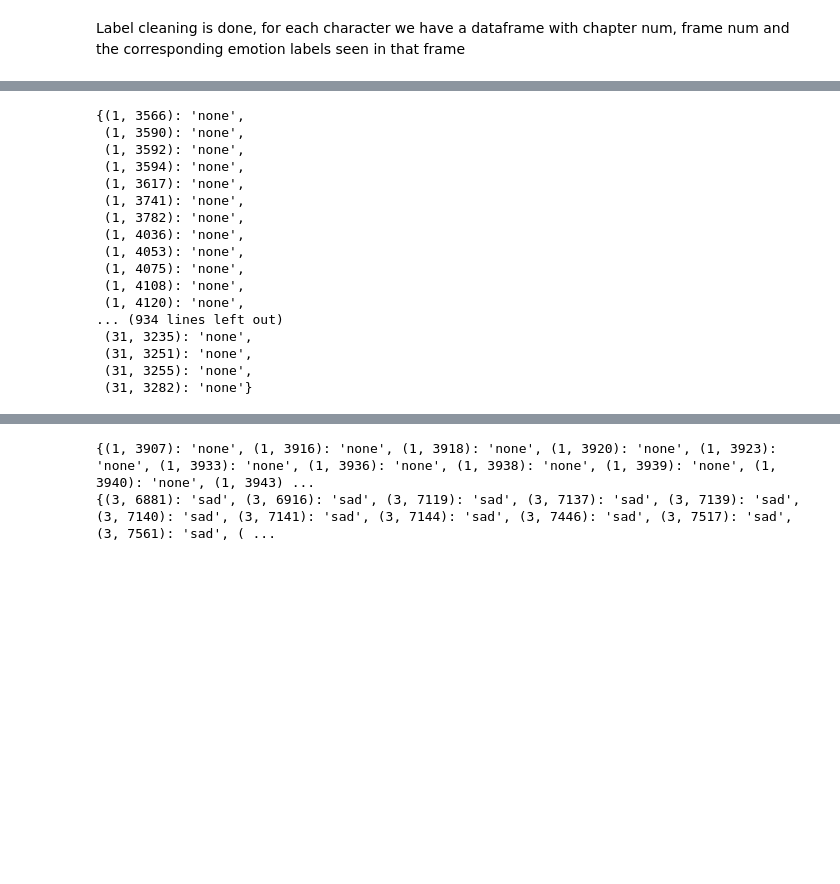
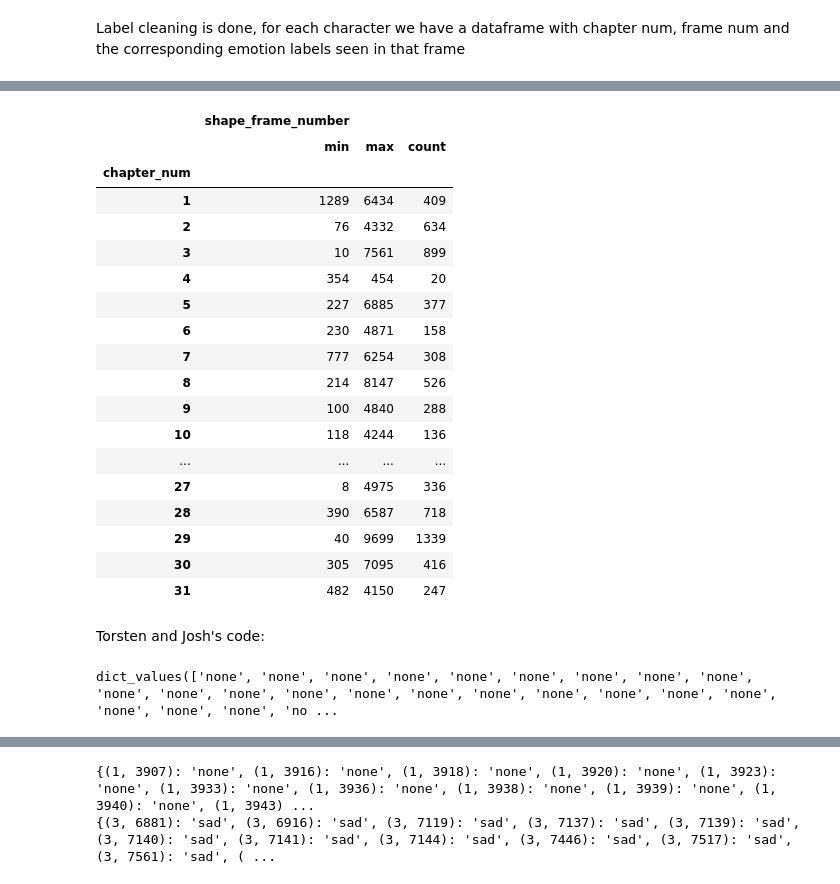
Before and after one commit to SteinwayThor/eeg-features-movies, a Jupyter notebook: EDA_and_Data_Extraction.ipynb, the cells around one changed output, grey strips where cells are left out. Saved outputs shown, nothing was run; the diff lists cells and outputs as text; code cells hidden in the pictures; blank space fills up the shorter version.

```diff
--- a/EDA_and_Data_Extraction.ipynb
+++ b/EDA_and_Data_Extraction.ipynb
@@ -703,0 +773,4 @@ char_dfs['eve']
+# %%
+priority_order = list(reversed(['james', 'raoul', 'm', 'bill', 'gareth', 'eve', 'none']))
+# %%
+frame_level.set_index(['chapter_num', 'shape_frame_number'], inplace=True)
@@ -703,0 +794,7 @@ char_dfs['eve']
+# %%
+for char in priority_order:
+  other = char_dfs[char].set_index(['chapter_num', 'shape_frame_number'])['emotion_value']
+  frame_level.update(other)
+# %%
+frame_level = frame_level.reset_index()
+frame_level
@@ -704,3 +833,28 @@ char_dfs['eve']
+# %%
+data_min_max = frame_level.groupby('chapter_num').agg({'shape_frame_number': ['min', 'max', 'count']})
+data_min_max
+# %% [output]
+|  | shape_frame_number |  |  |
+|  | min | max | count |
+| chapter_num |  |  |  |
+| 1 | 1289 | 6434 | 409 |
+| 2 | 76 | 4332 | 634 |
+| 3 | 10 | 7561 | 899 |
+| 4 | 354 | 454 | 20 |
+| 5 | 227 | 6885 | 377 |
+| 6 | 230 | 4871 | 158 |
+| 7 | 777 | 6254 | 308 |
+| 8 | 214 | 8147 | 526 |
+| 9 | 100 | 4840 | 288 |
+| 10 | 118 | 4244 | 136 |
+| ... | ... | ... | ... |
+| 27 | 8 | 4975 | 336 |
+| 28 | 390 | 6587 | 718 |
+| 29 | 40 | 9699 | 1339 |
+| 30 | 305 | 7095 | 416 |
+| 31 | 482 | 4150 | 247 |
+# %% [markdown]
+Torsten and Josh's code:
 # %%
 def process_emotion_dict(emotion_dict):
   # Determine the emotion of a current frame using forward-filling
@@ -718,6 +872,11 @@ def process_emotion_dict(emotion_dict):
   else:
     return emotion
 # %%
+# methodology:
+# 1. emotions are reset after every chapter (just like emotions change every scene)
+# 2. When the emotion value is bad like ([2] only intensity present), ignore that emotion annotation
+# 3. Keep emotions like not_happy, not_sad intact instead of replacing them with none.
+
 eve_dict = char_dfs['eve'].to_dict()
 
 for key in eve_dict:
@@ -732,7 +891,7 @@ eve_labels = {}
 
 current_chapter = eve_dict['chapter_num'][0]
 for frame in range(len(eve_dict['chapter_num'])):
-
+  #print(current_eve_emotions)
   # Detect new chapter
   if not eve_dict['chapter_num'][frame] == current_chapter:
     # Reset emotions to negative: I don't think they carry over between chapters, by checking DF it would otherwise look like Eve is sad forever after shooting James
@@ -753,41 +912,25 @@ for frame in range(len(eve_dict['chapter_num'])):
         # I don't know what logic to use here for sure, could use label of json file
         pass
       elif len(emotion) == 2:
-        # print(emotion[0], emotion[1])
+        #print(emotion[0], emotion[1])
         # print('we should have an emotion!')
         if emotion[0] in valid_emotions:
           current_eve_emotions[emotion[0]] = emotion[0]
-          # print(process_emotion_dict(current_eve_emotions))
+          #print(process_emotion_dict(current_eve_emotions))
         elif emotion[1] in valid_emotions:
           current_eve_emotions[emotion[1]] = emotion[1]
-          # print(process_emotion_dict(current_eve_emotions))
+          #print(process_emotion_dict(current_eve_emotions))
         else:
           pass
-
-
     # Set label
     eve_labels[(eve_dict['chapter_num'][frame], eve_dict['shape_frame_number'][frame])] = process_emotion_dict(current_eve_emotions)
 
-eve_labels
+#eve_labels
 # print(len(eve_labels))
-# %% [output]
-{(1, 3566): 'none',
- (1, 3590): 'none',
- (1, 3592): 'none',
- (1, 3594): 'none',
- (1, 3617): 'none',
- (1, 3741): 'none',
- (1, 3782): 'none',
- (1, 4036): 'none',
- (1, 4053): 'none',
- (1, 4075): 'none',
- (1, 4108): 'none',
- (1, 4120): 'none',
-... (934 lines left out)
- (31, 3235): 'none',
- (31, 3251): 'none',
- (31, 3255): 'none',
- (31, 3282): 'none'}
+# %%
+eve_labels.values()
+# %% [output]
+dict_values(['none', 'none', 'none', 'none', 'none', 'none', 'none', 'none', 'none', 'none', 'none', 'none', 'none', 'none', 'none', 'none', 'none', 'none', 'none', 'none', 'none', 'none', 'none', 'no ...
 # %%
 # characters James, Gareth, Eve, Bill, None, Raoul, M
 
```
Also changed, not shown: parts of 24 cells of this notebook.
